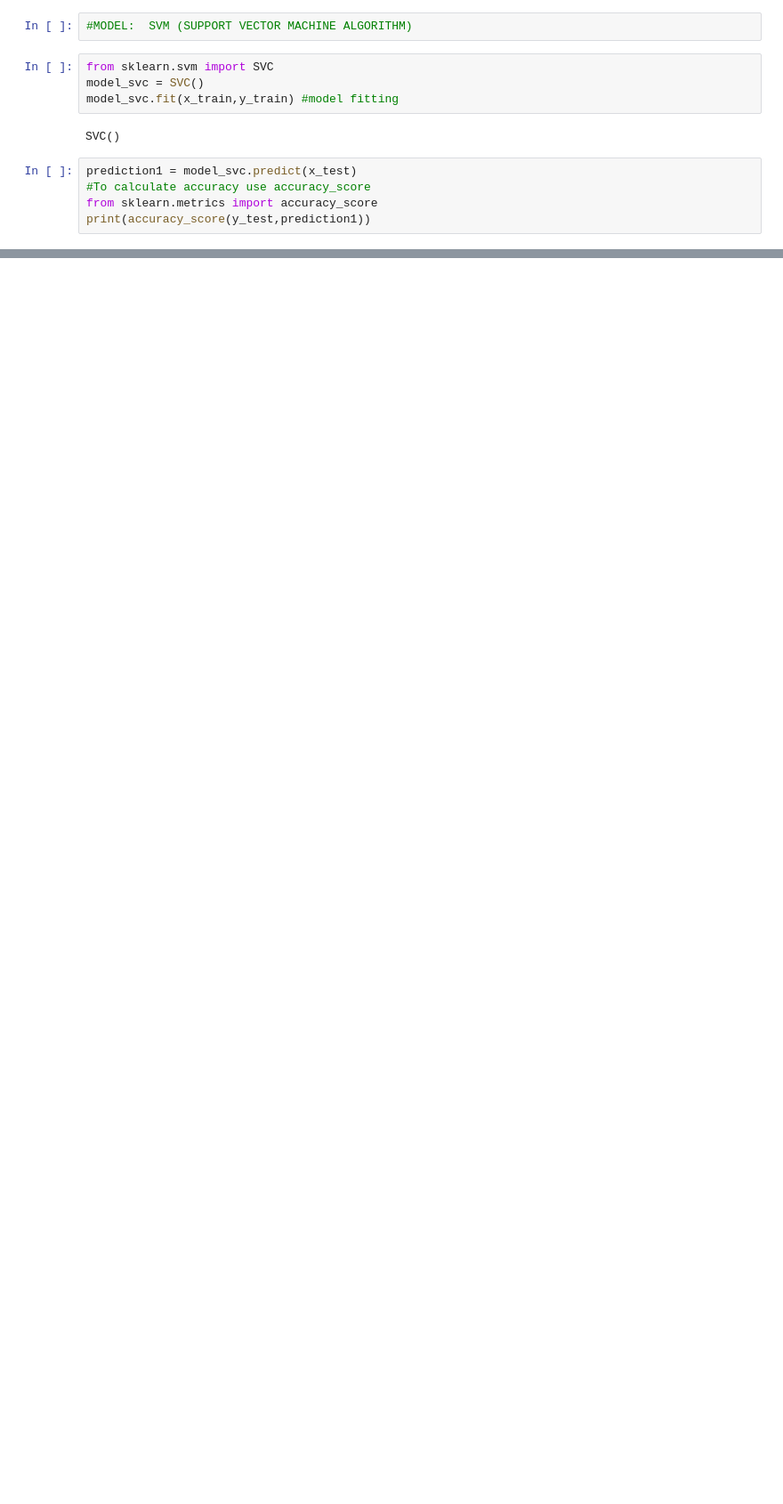
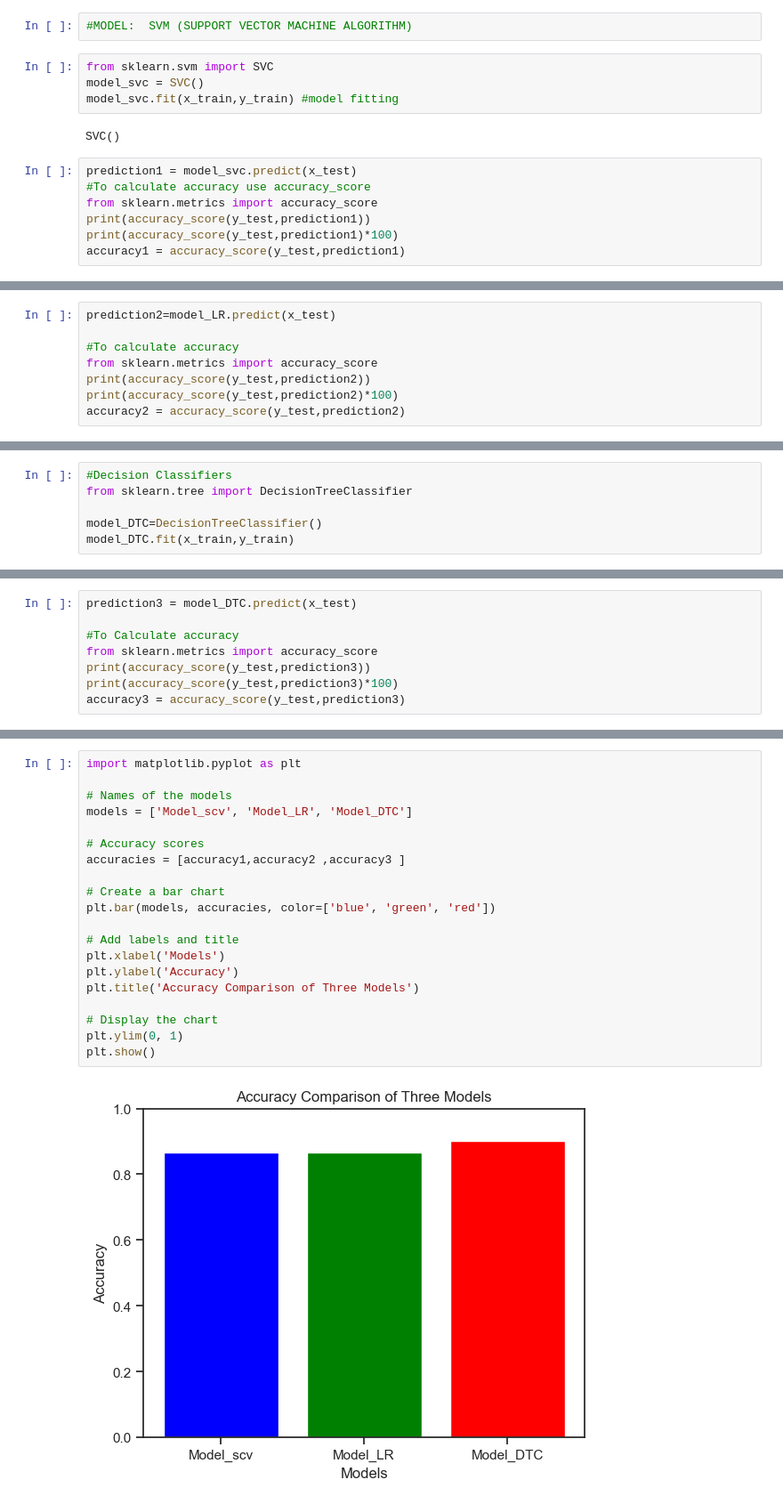
Before and after one commit to AnushkaJMokashi/OIBSIP, a Jupyter notebook: Iris_Flower_Classification(Task1)/Iris_Flower_Classification.ipynb, the cells around one changed output, grey strips where cells are left out. Shown at 89% size. Drawn from its saved outputs; the diff is of its cells as text; blank space fills up the shorter version.

Commit message:
prediction1

```diff
--- a/Iris_Flower_Classification(Task1)/Iris_Flower_Classification.ipynb
+++ b/Iris_Flower_Classification(Task1)/Iris_Flower_Classification.ipynb
@@ -202,4 +202,6 @@ prediction1 = model_svc.predict(x_test)
 #To calculate accuracy use accuracy_score
 from sklearn.metrics import accuracy_score
 print(accuracy_score(y_test,prediction1))
+print(accuracy_score(y_test,prediction1)*100)
+accuracy1 = accuracy_score(y_test,prediction1)
 # %% [output]
@@ -213,0 +248,8 @@ Prediction of Species: ['Iris-setosa' 'Iris-versicolor' 'Iris-virginica']
+# %%
+prediction2=model_LR.predict(x_test)
+
+#To calculate accuracy
+from sklearn.metrics import accuracy_score
+print(accuracy_score(y_test,prediction2))
+print(accuracy_score(y_test,prediction2)*100)
+accuracy2 = accuracy_score(y_test,prediction2)
@@ -213,0 +289,6 @@ Prediction of Species: ['Iris-setosa' 'Iris-versicolor' 'Iris-virginica']
+# %%
+#Decision Classifiers
+from sklearn.tree import DecisionTreeClassifier
+
+model_DTC=DecisionTreeClassifier()
+model_DTC.fit(x_train,y_train)
@@ -213,0 +297,8 @@ Prediction of Species: ['Iris-setosa' 'Iris-versicolor' 'Iris-virginica']
+# %%
+prediction3 = model_DTC.predict(x_test)
+
+#To Calculate accuracy
+from sklearn.metrics import accuracy_score
+print(accuracy_score(y_test,prediction3))
+print(accuracy_score(y_test,prediction3)*100)
+accuracy3 = accuracy_score(y_test,prediction3)
@@ -213,0 +338,22 @@ Prediction of Species: ['Iris-setosa' 'Iris-versicolor' 'Iris-virginica']
+# %%
+import matplotlib.pyplot as plt
+
+# Names of the models
+models = ['Model_scv', 'Model_LR', 'Model_DTC']
+
+# Accuracy scores
+accuracies = [accuracy1,accuracy2 ,accuracy3 ]
+
+# Create a bar chart
+plt.bar(models, accuracies, color=['blue', 'green', 'red'])
+
+# Add labels and title
+plt.xlabel('Models')
+plt.ylabel('Accuracy')
+plt.title('Accuracy Comparison of Three Models')
+
+# Display the chart
+plt.ylim(0, 1)
+plt.show()
+# %% [output]
+[figure, added]
```
Also changed, not shown: parts of 20 cells of this notebook.
